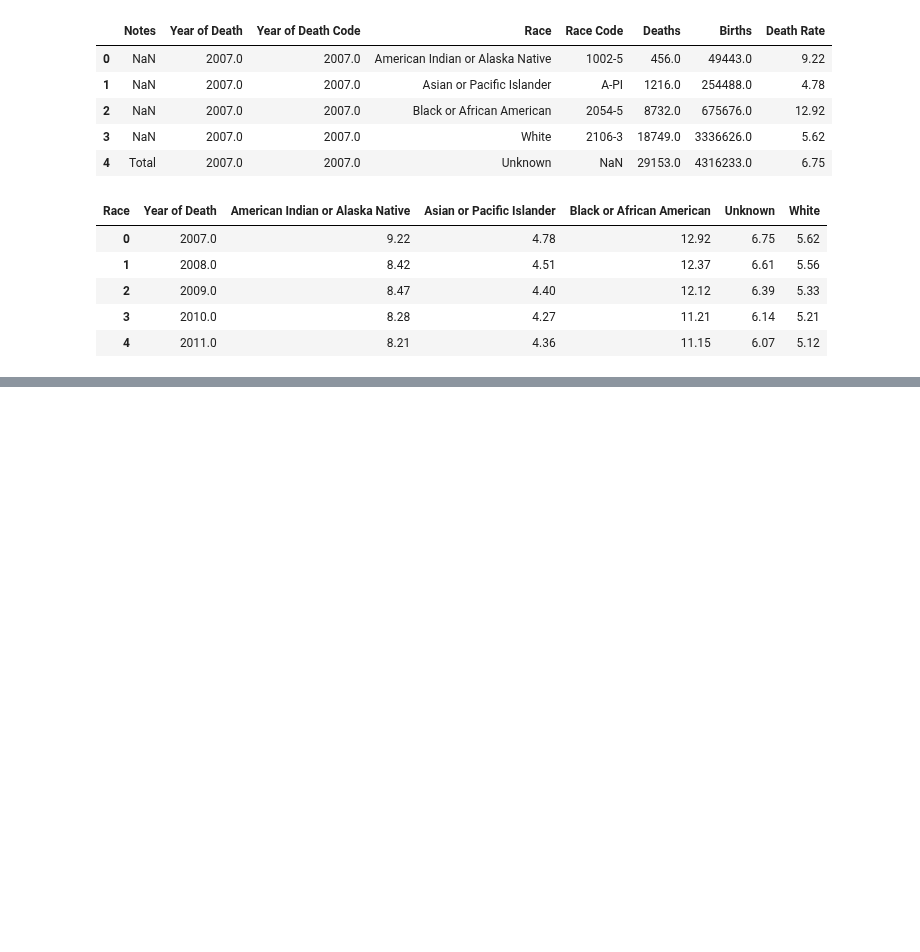
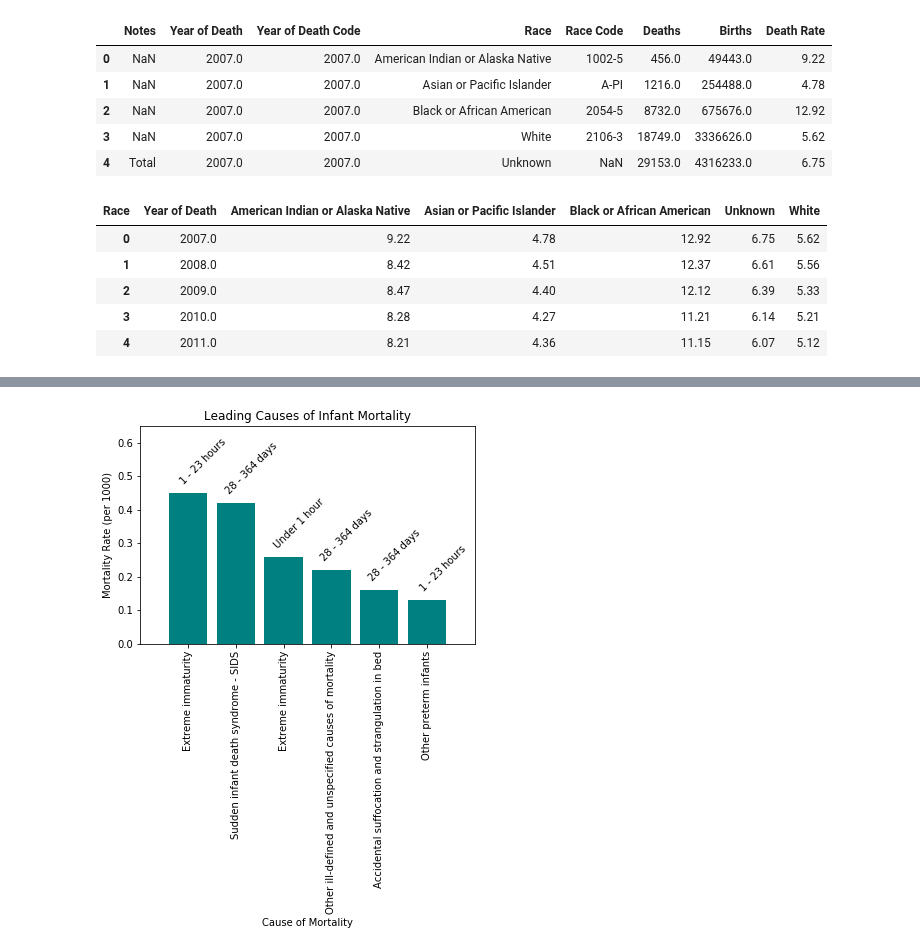
Before and after one commit to jasminajovanovic/IMR, a Jupyter notebook: IMR.ipynb, the cells around one changed output, grey strips where cells are left out. Saved outputs shown, nothing was run; the diff lists cells and outputs as text; code cells hidden in the pictures; blank space fills up the shorter version.

```diff
--- a/IMR.ipynb
+++ b/IMR.ipynb
@@ -228,0 +167,23 @@ groupedByAgeTop3.head()
+# %%
+x_axis = dfImrByAgeByCause['Cause of death'].head(6)
+
+y_axis = dfImrByAgeByCause['Death Rate'].head(6)
+rects = plt.bar(range(len(x_axis)),y_axis, color='teal')
+plt.xticks(range(len(x_axis)), x_axis, rotation='vertical')
+plt.xlim(-1,6)
+plt.ylim(0, 0.65)
+for rect in rects:
+    indx = rects.index(rect)
+    height = rect.get_height()
+    plt.text(rect.get_x() + rect.get_width()/1.1, height + 0.02,
+             dfImrByAgeByCause['Age of Infant at Death'].iloc[indx],
+             ha='center', va='bottom', color='black', rotation = 45)
+
+plt.xlabel("Cause of Mortality")
+plt.ylabel("Mortality Rate (per 1000)")
+plt.title("Leading Causes of Infant Mortality")
+
+plt.savefig("Leading Causes of Infant Mortality.png")
+plt.show()
+# %% [output]
+[figure, added]
```
Also changed, not shown: parts of 35 cells of this notebook, 7 other files.
